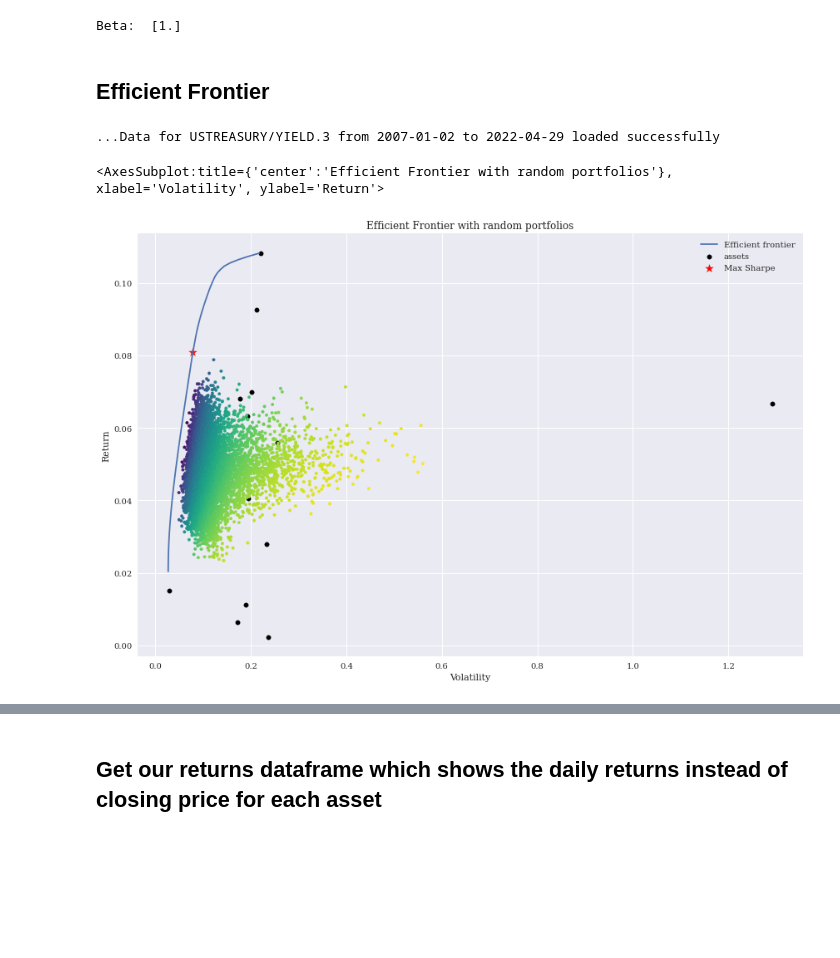
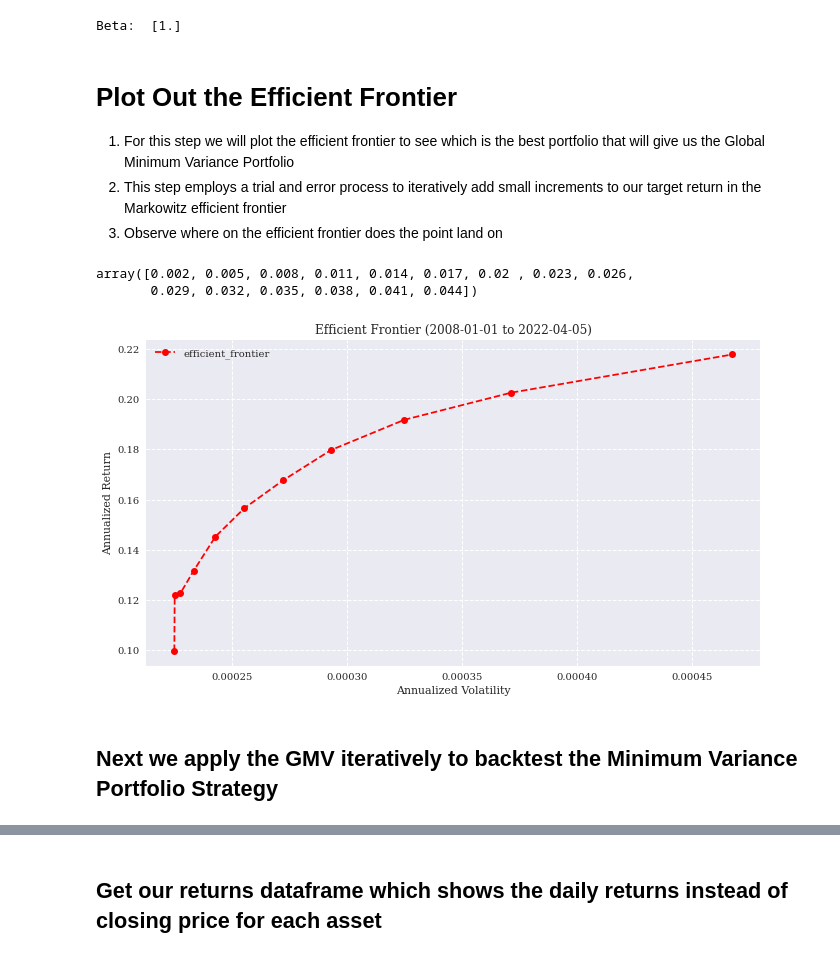
Before and after one commit to kmavyrle/Min_Variance_Portfolio, a Jupyter notebook: Model_implementation.ipynb, the cells around one changed output, grey strips where cells are left out. Drawn from its saved outputs; the diff is of its cells as text; code cells hidden in the pictures; blank space fills up the shorter version.

```diff
--- a/Model_implementation.ipynb
+++ b/Model_implementation.ipynb
@@ -83,14 +80,47 @@ print('Beta: ', model.coef_)
 # %% [output]
 Beta:  [1.]
 # %% [markdown]
-## Efficient Frontier
+# Plot Out the Efficient Frontier
+1. For this step we will plot the efficient frontier to see which is the best portfolio that will give us the Global Minimum Variance Portfolio
+2. This step employs a trial and error process to iteratively add small increments to our target return in the Markowitz efficient frontier
+3. Observe where on the efficient frontier does the point land on
 # %%
-pf = MeanVariance(df)
-plot.efficient_frontier(optimizer = pf.portfolio,prices = df)
+num_r = 15
+r_bar = np.array([i for i in range(num_r)])*0.003+0.002
+r_bar
 # %% [output]
-...Data for USTREASURY/YIELD.3 from 2007-01-02 to 2022-04-29 loaded successfully
+array([0.002, 0.005, 0.008, 0.011, 0.014, 0.017, 0.02 , 0.023, 0.026,
+       0.029, 0.032, 0.035, 0.038, 0.041, 0.044])
-<AxesSubplot:title={'center':'Efficient Frontier with random portfolios'}, xlabel='Volatility', ylabel='Return'>
-[figure, removed]
+# %%
+ann_ret = ratios.annualised_returns(df.fillna(method = 'bfill').pct_change(),250) #annualised returns, period = 250 as we are using daily data and there are about 250 trading days
+ann_cov = df.pct_change().fillna(method = 'bfill').cov() #Covariance Matrix
+port_ret_list = []
+port_var_list = []
+for i in range(len(r_bar)):
+    r = r_bar[i]
+    sol = f.minimise_volatility_full(r,ann_ret,ann_cov)
+    if sol['success'] == True:
+        port_ret_list.append(f.pf_returns(sol.x,df))
+        port_var_list.append(f.portfolio_variance(sol.x,ann_cov))
+
+port_vol = np.asarray(port_var_list)
+port_vol.sort()
+port_return = np.asarray(port_ret_list)
+# %%
+# Plotting efficient frontier
+plt.rcParams['figure.figsize'] = (11, 6)
+plt.plot(port_vol/14.4, port_return**1/14.4, 'ro--', label='efficient_frontier')
+plt.xlabel('Annualized Volatility')
+plt.ylabel('Annualized Return')
+plt.grid(True, linestyle='--')
+plt.legend()
+plt.title('Efficient Frontier (2008-01-01 to 2022-04-05)')
+
+plt.show()
+# %% [output]
+[figure, added]
+# %% [markdown]
+## Next we apply the GMV iteratively to backtest the Minimum Variance Portfolio Strategy
 # %%
 df['2008-01-01':]
 # %% [output]
```
Also changed, not shown: parts of 7 cells of this notebook, 1 other file.
